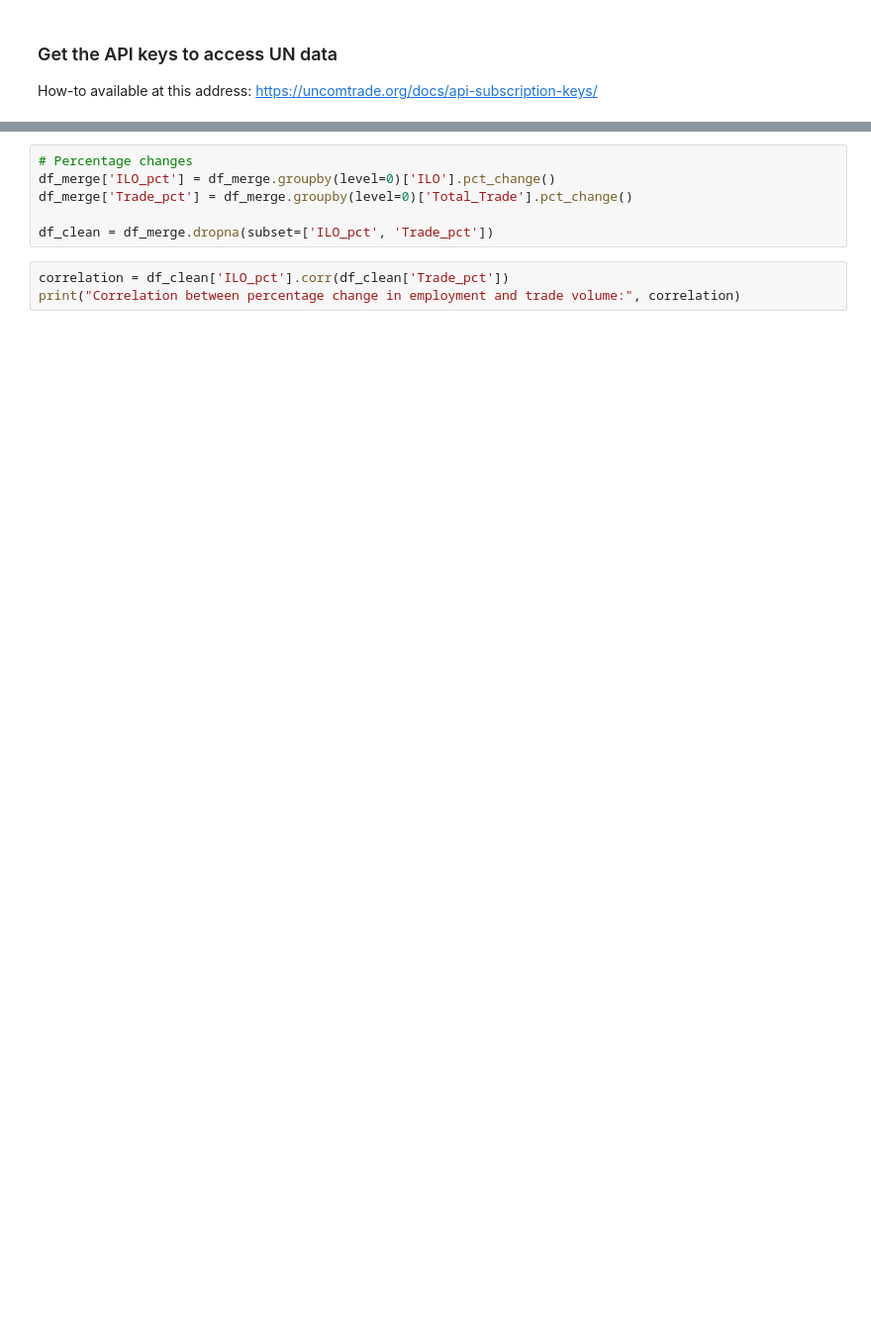
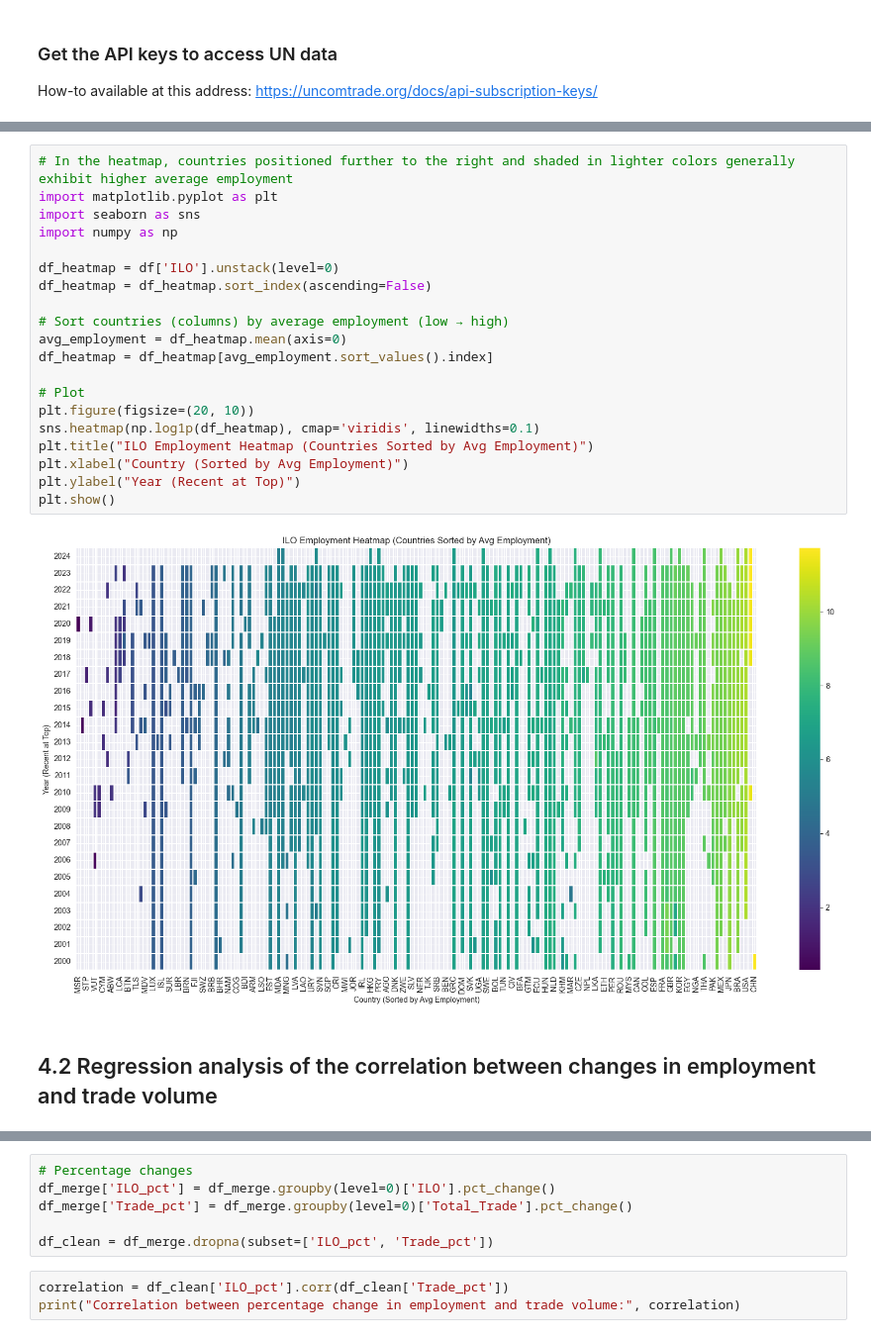
Before and after one commit to Graspp-25-Spring/graspp-25S-trade, a Jupyter notebook: notebooks/milestone_employment_trade_change_regression_Yijing.ipynb, the cells around one changed output, grey strips where cells are left out. Shown at 99% size. Drawn from its saved outputs; the diff is of its cells as text; blank space fills up the shorter version.

```diff
--- a/notebooks/milestone_employment_trade_change_regression_Yijing.ipynb
+++ b/notebooks/milestone_employment_trade_change_regression_Yijing.ipynb
@@ -237,0 +114,24 @@ df_merge = df_merge.sort_index()
+# %%
+# In the heatmap, countries positioned further to the right and shaded in lighter colors generally exhibit higher average employment
+import matplotlib.pyplot as plt
+import seaborn as sns
+import numpy as np
+
+df_heatmap = df['ILO'].unstack(level=0)
+df_heatmap = df_heatmap.sort_index(ascending=False)
+
+# Sort countries (columns) by average employment (low → high)
+avg_employment = df_heatmap.mean(axis=0)
+df_heatmap = df_heatmap[avg_employment.sort_values().index]
+
+# Plot
+plt.figure(figsize=(20, 10))
+sns.heatmap(np.log1p(df_heatmap), cmap='viridis', linewidths=0.1)
+plt.title("ILO Employment Heatmap (Countries Sorted by Avg Employment)")
+plt.xlabel("Country (Sorted by Avg Employment)")
+plt.ylabel("Year (Recent at Top)")
+plt.show()
+# %% [output]
+[figure, added]
+# %% [markdown]
+## 4.2 Regression analysis of the correlation between changes in employment and trade volume
```
Also changed, not shown: parts of 45 cells of this notebook, 1 other file.
